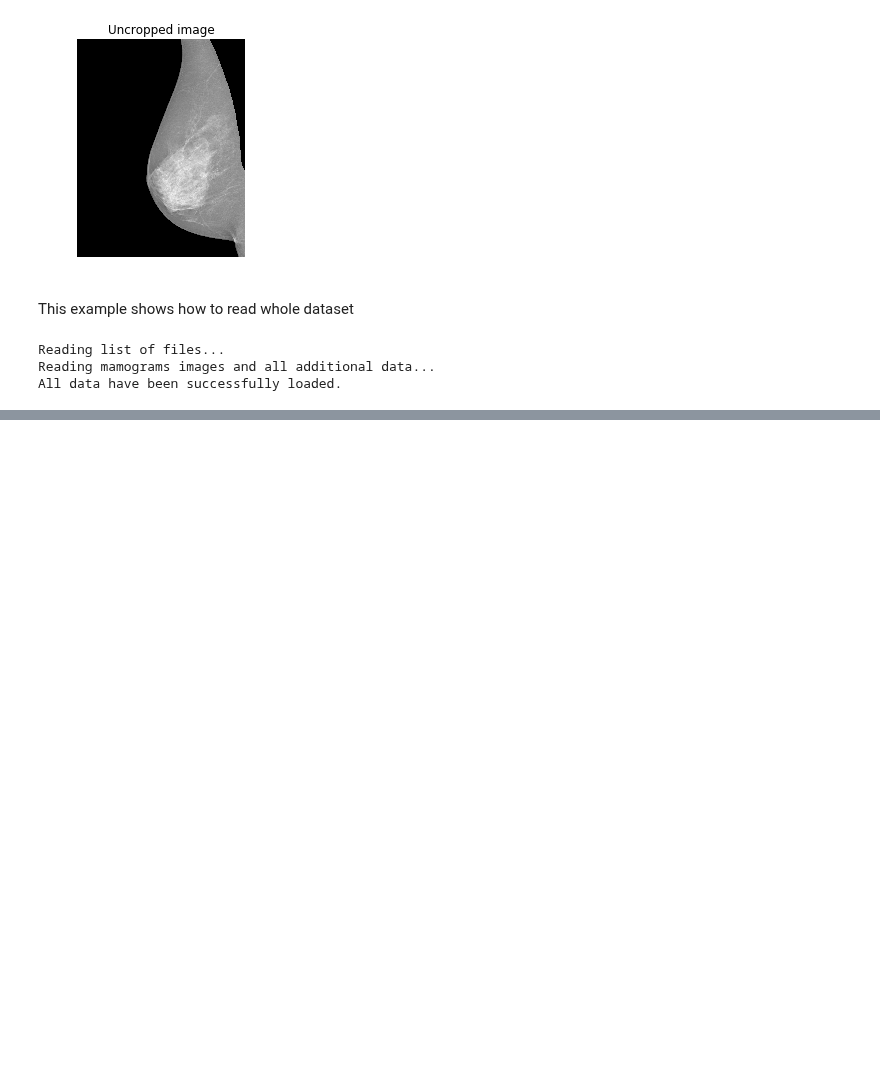
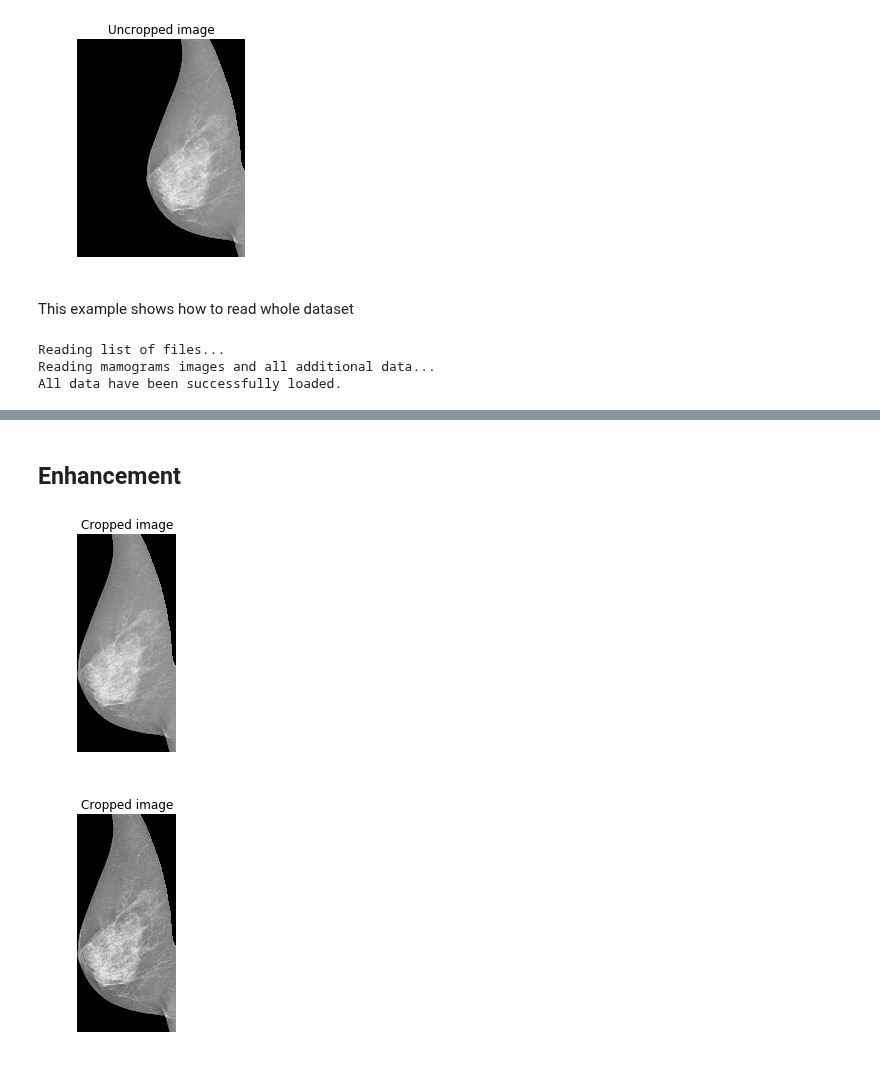
Before and after one commit to OlehKSS/IMMAS, a Jupyter notebook: examples/Basic functionality.ipynb, the cells around one changed output, grey strips where cells are left out. Saved outputs shown, nothing was run; the diff lists cells and outputs as text; code cells hidden in the pictures; blank space fills up the shorter version.

Commit message:
Changes in Preprocessing

```diff
--- a/examples/Basic functionality.ipynb
+++ b/examples/Basic functionality.ipynb
@@ -91,0 +90,18 @@ plt.show()
+# %% [markdown]
+## Enhancement
+# %%
+from immas import preprocessing
+en_img = preprocessing.clahe(mm.image_data)
+
+plt.imshow(mm.image_data, cmap="gray")
+plt.axis('off')
+plt.title('Cropped image')
+plt.show()
+
+plt.imshow(en_img, cmap="gray")
+plt.axis('off')
+plt.title('Cropped image')
+plt.show()
+# %% [output]
+[figure, added]
+[figure, added]
```
Also changed, not shown: parts of 3 cells of this notebook, 2 other files.
